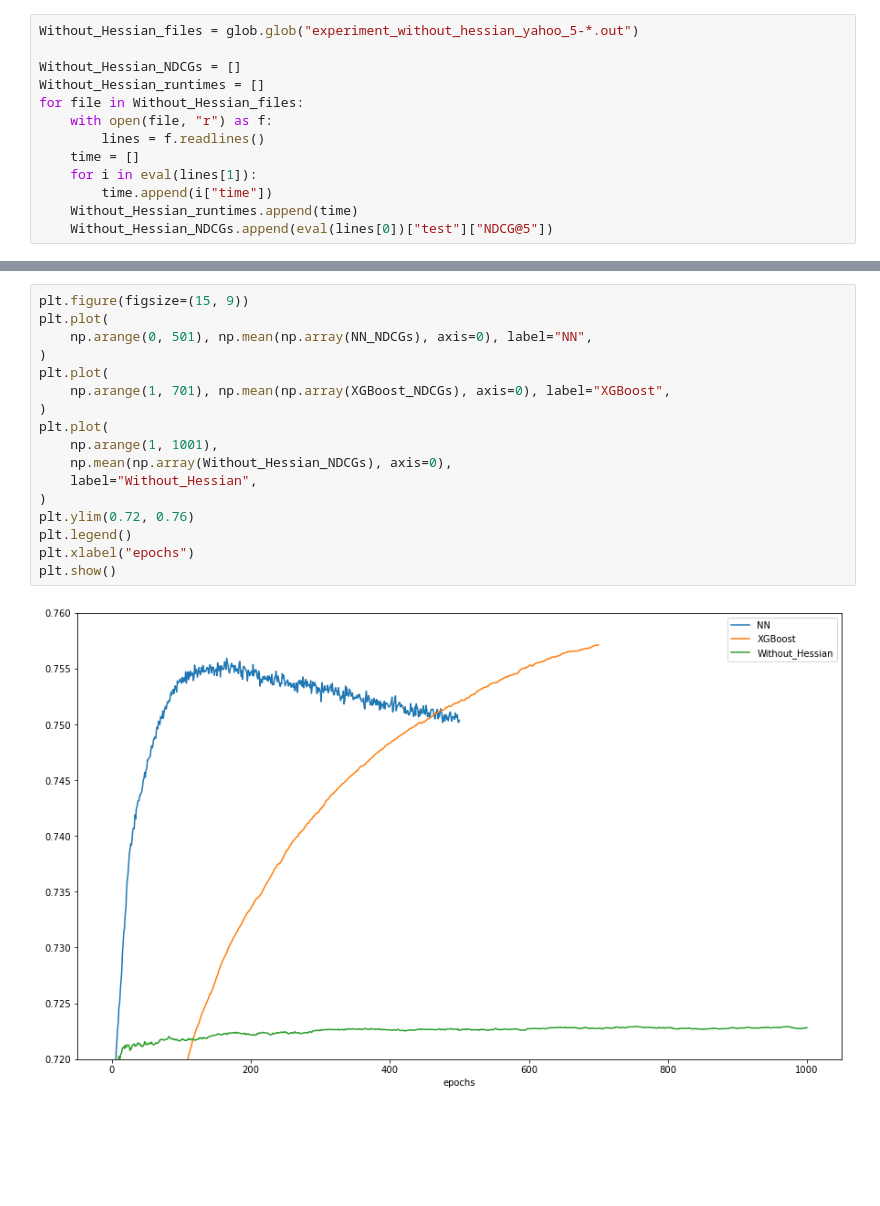
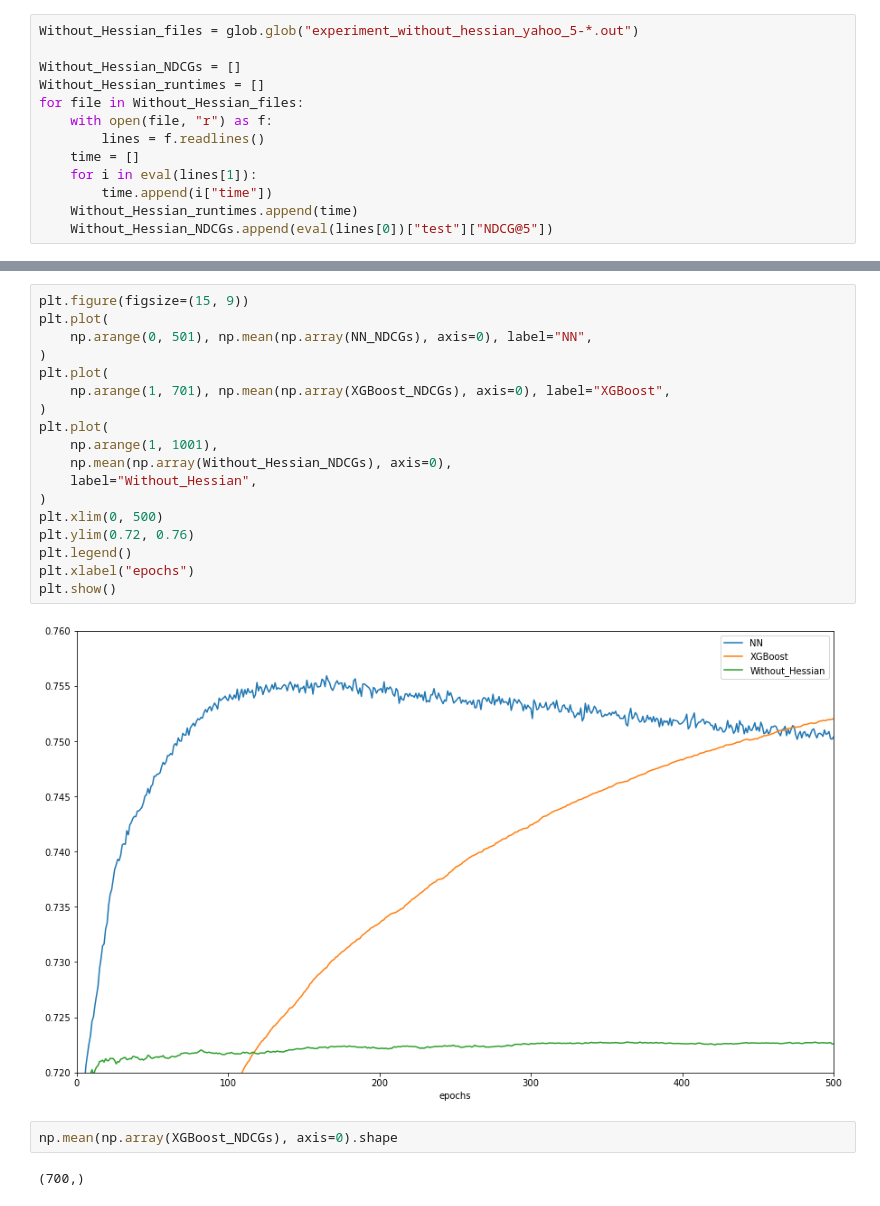
Before and after one commit to jkang98/plrank-short-paper, a Jupyter notebook: experiments/yahoo/K=5/plot_K_5_yahoo.ipynb, the cells around one changed output, grey strips where cells are left out. Drawn from its saved outputs; the diff is of its cells as text; blank space fills up the shorter version.

```diff
--- a/experiments/yahoo/K=5/plot_K_5_yahoo.ipynb
+++ b/experiments/yahoo/K=5/plot_K_5_yahoo.ipynb
@@ -74,19 +75,24 @@ plt.show()
 # %%
 plt.figure(figsize=(15, 9))
 plt.plot(
     np.arange(0, 501), np.mean(np.array(NN_NDCGs), axis=0), label="NN",
 )
 plt.plot(
     np.arange(1, 701), np.mean(np.array(XGBoost_NDCGs), axis=0), label="XGBoost",
 )
 plt.plot(
     np.arange(1, 1001),
     np.mean(np.array(Without_Hessian_NDCGs), axis=0),
     label="Without_Hessian",
 )
+plt.xlim(0, 500)
 plt.ylim(0.72, 0.76)
 plt.legend()
 plt.xlabel("epochs")
 plt.show()
 # %% [output]
-[figure, old version]
+[figure, new version]
+# %%
+np.mean(np.array(XGBoost_NDCGs), axis=0).shape
+# %% [output]
+(700,)
```
Also changed, not shown: parts of 2 cells of this notebook, 47 other files.
